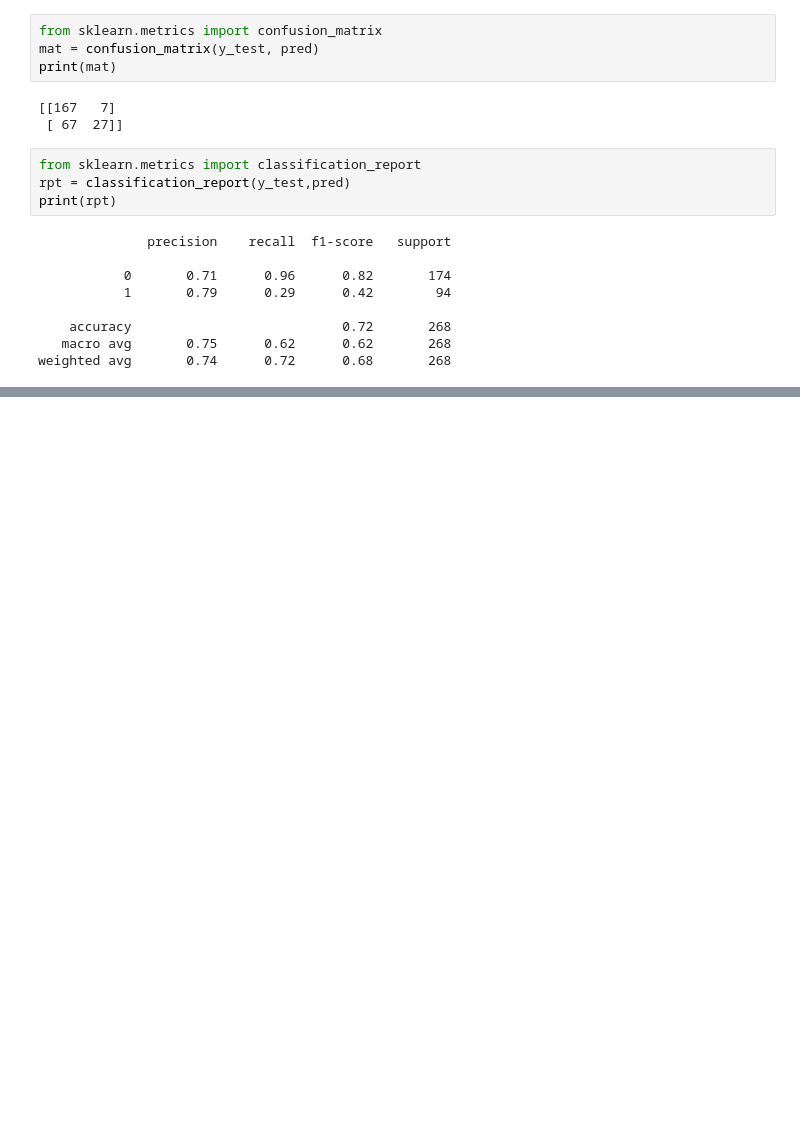
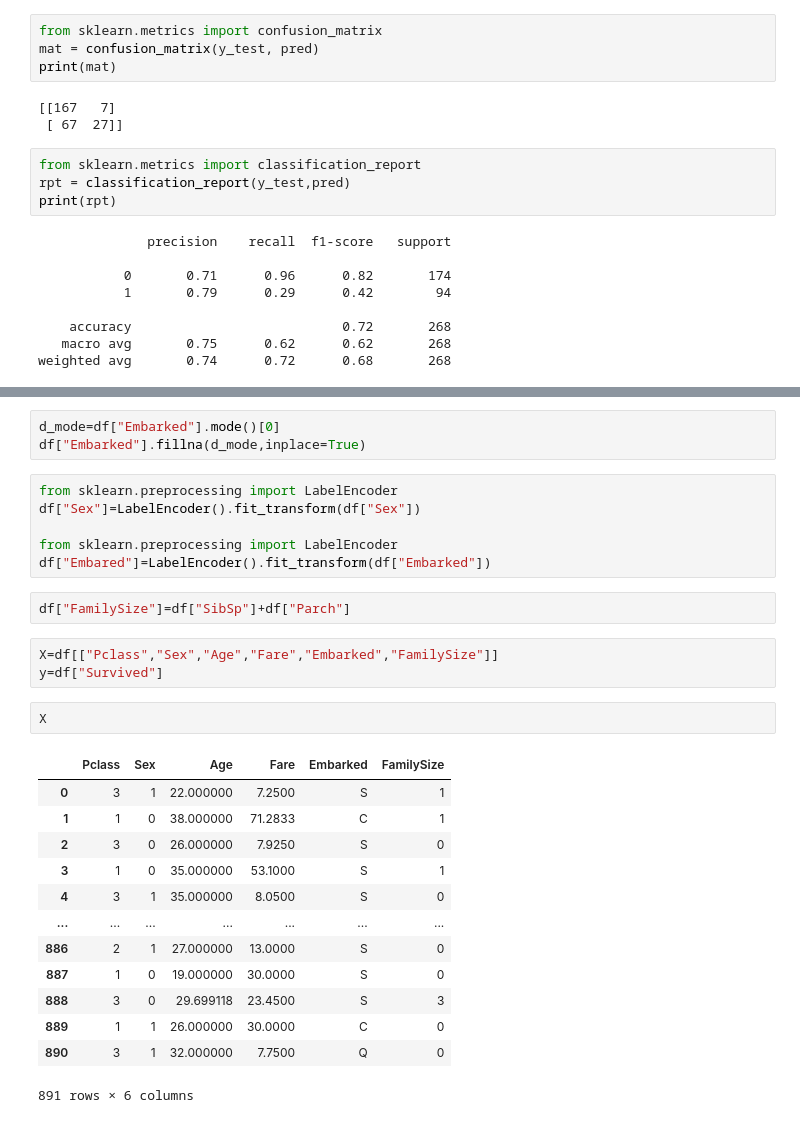
Before and after one commit to RANNY1042/DataScience, a Jupyter notebook: 0529_제2유형 데이터분석.ipynb, the cells around one changed output, grey strips where cells are left out. Saved outputs shown, nothing was run; the diff lists cells and outputs as text; blank space fills up the shorter version.

```diff
--- a/0529_제2유형 데이터분석.ipynb
+++ b/0529_제2유형 데이터분석.ipynb
@@ -524,0 +688,30 @@ weighted avg       0.74      0.72      0.68       268
+# %%
+d_mode=df["Embarked"].mode()[0]
+df["Embarked"].fillna(d_mode,inplace=True)
+# %%
+from sklearn.preprocessing import LabelEncoder
+df["Sex"]=LabelEncoder().fit_transform(df["Sex"])
+
+from sklearn.preprocessing import LabelEncoder
+df["Embared"]=LabelEncoder().fit_transform(df["Embarked"])
+# %%
+df["FamilySize"]=df["SibSp"]+df["Parch"]
+# %%
+X=df[["Pclass","Sex","Age","Fare","Embarked","FamilySize"]]
+y=df["Survived"]
+# %%
+X
+# %% [output]
+|  | Pclass | Sex | Age | Fare | Embarked | FamilySize |
+| 0 | 3 | 1 | 22.000000 | 7.2500 | S | 1 |
+| 1 | 1 | 0 | 38.000000 | 71.2833 | C | 1 |
+| 2 | 3 | 0 | 26.000000 | 7.9250 | S | 0 |
+| 3 | 1 | 0 | 35.000000 | 53.1000 | S | 1 |
+| 4 | 3 | 1 | 35.000000 | 8.0500 | S | 0 |
+| ... | ... | ... | ... | ... | ... | ... |
+| 886 | 2 | 1 | 27.000000 | 13.0000 | S | 0 |
+| 887 | 1 | 0 | 19.000000 | 30.0000 | S | 0 |
+| 888 | 3 | 0 | 29.699118 | 23.4500 | S | 3 |
+| 889 | 1 | 1 | 26.000000 | 30.0000 | C | 0 |
+| 890 | 3 | 1 | 32.000000 | 7.7500 | Q | 0 |
+891 rows × 6 columns
```
Also changed, not shown: parts of 30 cells of this notebook.
